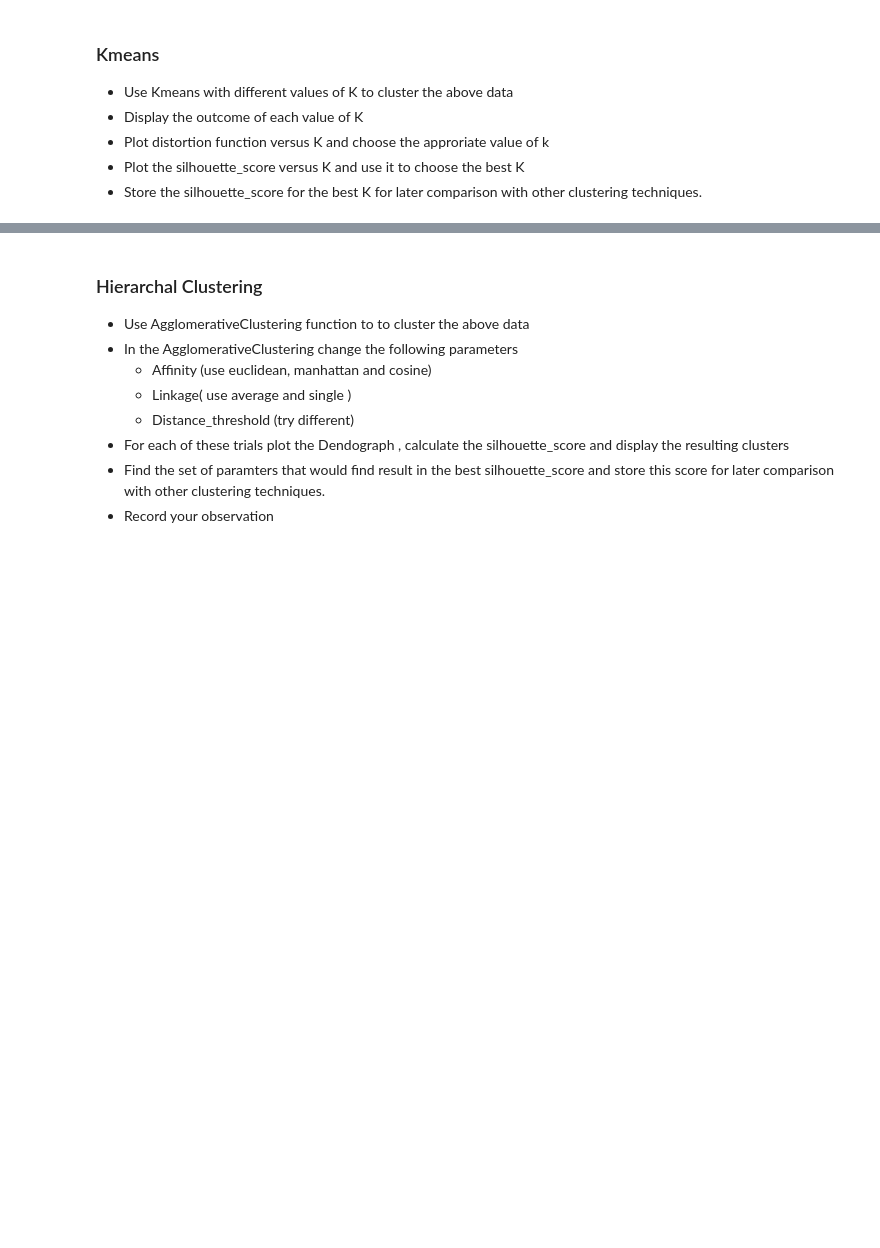
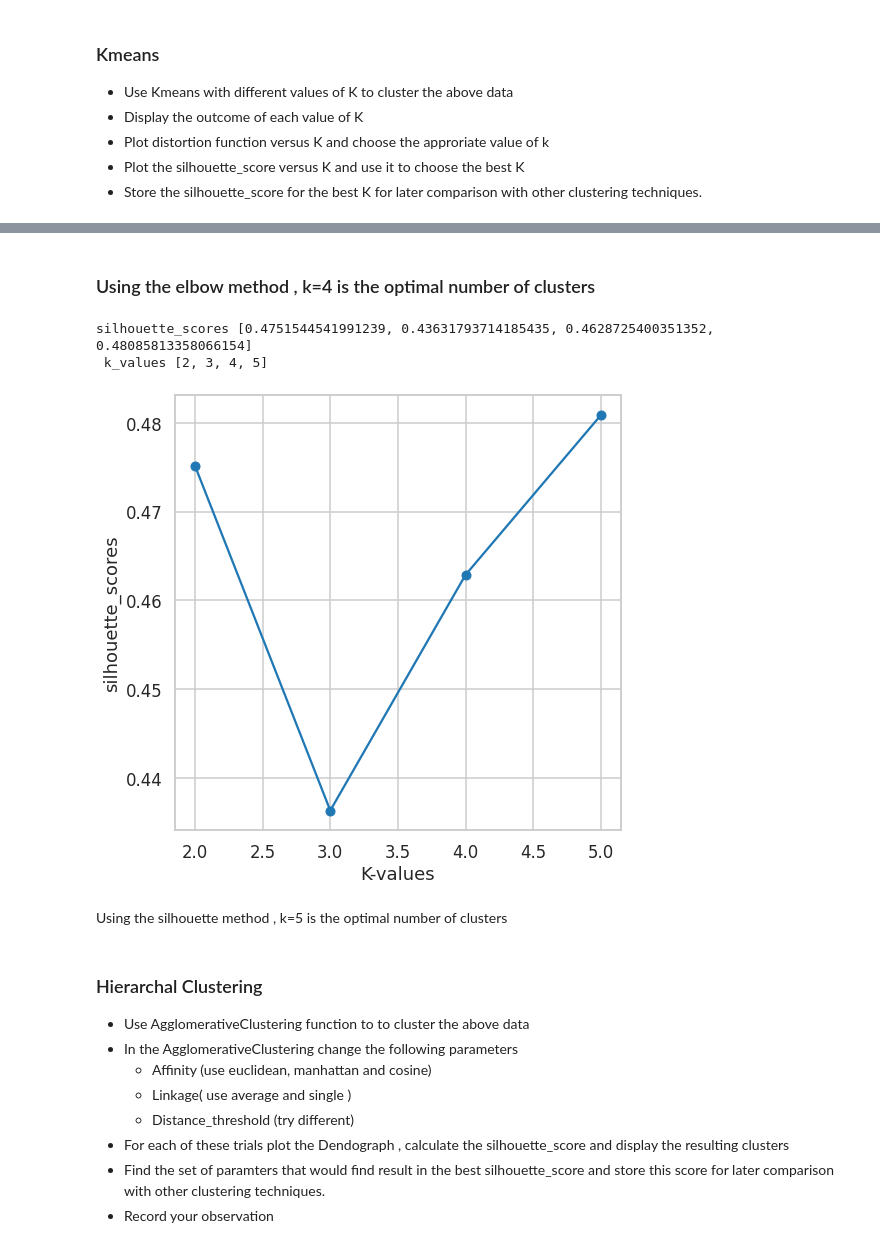
Before and after one commit to safaa400/safaasalah_46-17921_ML_assignments, a Jupyter notebook: Clustering_Project.ipynb, the cells around one changed output, grey strips where cells are left out. Saved outputs shown, nothing was run; the diff lists cells and outputs as text; code cells hidden in the pictures; blank space fills up the shorter version.

```diff
--- a/Clustering_Project.ipynb
+++ b/Clustering_Project.ipynb
@@ -82,3 +125,31 @@ display_cluster(Multi_blob_Data)
+# %% [markdown]
+### Using the elbow method , k=4 is the optimal number of clusters
+# %%
+def find_best_clusters(df, maximum_K):
+
+    silhouette_scores = []
+    k_values = []
+    for k in range(2, maximum_K):
+
+        kmeans_model = KMeans(n_clusters = k)
+        kmeans_model.fit(df)
+        silhouette_scores_values = silhouette_score(df, kmeans_model.labels_, metric='euclidean')
+        silhouette_scores.append(silhouette_scores_values)
+        k_values.append(k)
+
+    return silhouette_scores,k_values
+silhouette_scores, k_values=find_best_clusters(X_train,6)
+print('silhouette_scores', silhouette_scores,'\n','k_values',k_values)
+plt.plot(k_values, silhouette_scores, marker='o')
+plt.xlabel("K-values")
+plt.ylabel("silhouette_scores")
+plt.show()
+# %% [output]
+silhouette_scores [0.4751544541991239, 0.43631793714185435, 0.4628725400351352, 0.48085813358066154]
+ k_values [2, 3, 4, 5]
+[figure, added]
+# %% [markdown]
+Using the silhouette method , k=5 is the optimal number of clusters
 # %% [markdown]
 ### Hierarchal Clustering
 * Use AgglomerativeClustering function to  to cluster the above data
```
Also changed, not shown: parts of 16 cells of this notebook.
